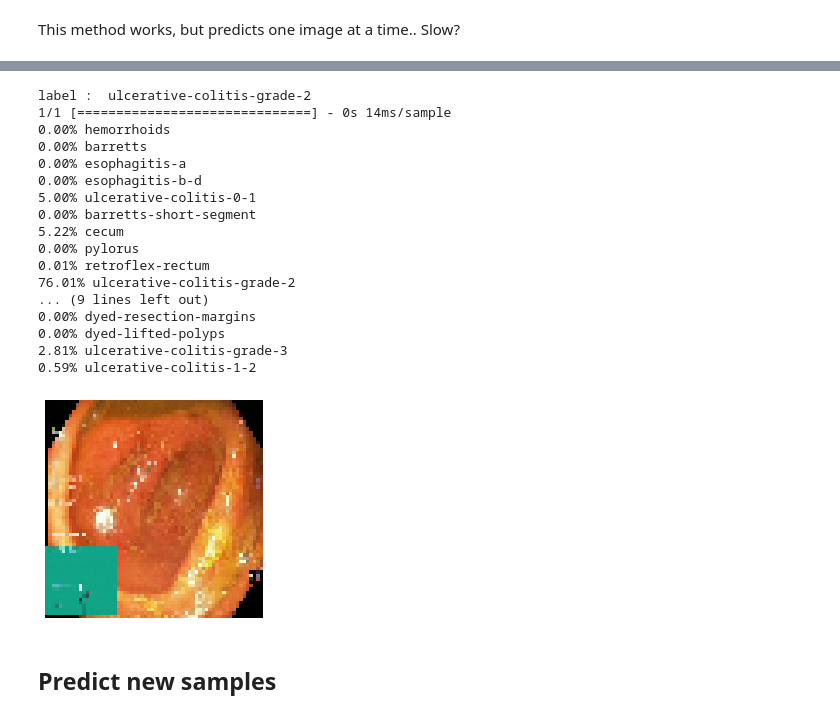
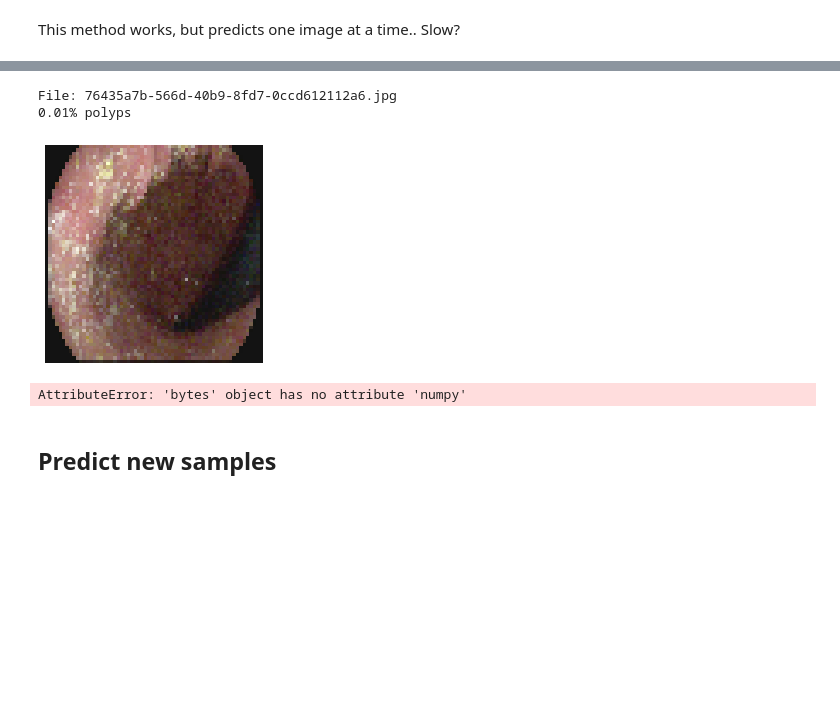
Before and after one commit to henriklg/teacher-student-framework, a Jupyter notebook: code/hyper-kvasir/noisy_studnet.ipynb, the cells around one changed output, grey strips where cells are left out. Saved outputs shown, nothing was run; the diff lists cells and outputs as text; code cells hidden in the pictures; blank space fills up the shorter version.

```diff
--- a/code/hyper-kvasir/noisy_studnet.ipynb
+++ b/code/hyper-kvasir/noisy_studnet.ipynb
@@ -422,46 +500,49 @@ This method works, but predicts one image at a time.. Slow?
+# %%
+data_dir_unlabeled = pathlib.Path('/mnt/sdb/hyper-kvasir/unlabeled/')
+
+ds_size_unlabeled = len(list(data_dir_unlabeled.glob('*.*g')))
+
+files_string = str(data_dir_unlabeled/'*.*g')
+list_ds_unlabeled = tf.data.Dataset.list_files(files_string)
+
+unlabeled_ds = list_ds_unlabeled.map(process_path, num_parallel_calls=AUTOTUNE)
+# %%
+unlabeled_ds = unlabeled_ds.shuffle(3000).batch(128)
+# %%
+# Grab one batch
+for images, names in unlabeled_ds.take(1):
+    pass
+
+predictions = resnet50_model.predict(images, verbose=0)
+# %%
+sample_idx = np.random.randint(0, 128)
+img = images.numpy()[sample_idx]
+name = names.numpy()[sample_idx]
+
+print ("File:", str(name)[2:-1])
+show_image(img)
+
+print (("{:0.2f}% {}".format(predictions[sample_idx][18]*100, class_names[18])))
+
+# for i, pred in enumerate(predictions[sample_idx]):
+#     print("{:0.2f}% {}".format(pred*100, class_names[i]))
+# %% [output]
+File: 76435a7b-566d-40b9-8fd7-0ccd612112a6.jpg
+0.01% polyps
+[figure, added]
 # %%
 # Take one image of unlabeled-test set
 for img, name in unlabeled_ds.take(1):
     # Convert to numpy and add dimension
-    print (name.numpy())
+    print ("File:",str(name.numpy())[2:-1])
     show_image(img.numpy())
     img = np.expand_dims(img.numpy(), 0)
-    prediction = resnet50_model.predict(img, verbose=1)
+    prediction = resnet50_model.predict(img, verbose=0)
+    print (prediction)
     for i, pred in enumerate(prediction[0]):
         print("{:0.2f}% {}".format(pred*100, class_names[i]))
+# %% [output]
+AttributeError: 'bytes' object has no attribute 'numpy'
-# %%
-# Take one batch of validation data
-for images, labels in val_ds.take(1):
-    # Take one image and convert it to numpy
-    img = images.numpy()[0]
-    lab = labels.numpy()[0]
-    # Add one dimension
-    print ("label : ", class_names[lab])
-    show_image(img)
-    img = np.expand_dims(img, 0)
-
-    prediction = resnet50_model.predict(img, verbose=1)
-    for i, pred in enumerate(prediction[0]):
-        print("{:0.2f}% {}".format(pred*100, class_names[i]))
-# %% [output]
-label :  ulcerative-colitis-grade-2
-1/1 [==============================] - 0s 14ms/sample
-0.00% hemorrhoids
-0.00% barretts
-0.00% esophagitis-a
-0.00% esophagitis-b-d
-5.00% ulcerative-colitis-0-1
-0.00% barretts-short-segment
-5.22% cecum
-0.00% pylorus
-0.01% retroflex-rectum
-76.01% ulcerative-colitis-grade-2
-... (9 lines left out)
-0.00% dyed-resection-margins
-0.00% dyed-lifted-polyps
-2.81% ulcerative-colitis-grade-3
-0.59% ulcerative-colitis-1-2
-[figure, removed]
 # %%
 unlabeled_pred = resnet50_model.predict(unlabeled_ds, verbose=1)
 # %%
```
Also changed, not shown: parts of 19 cells of this notebook.
